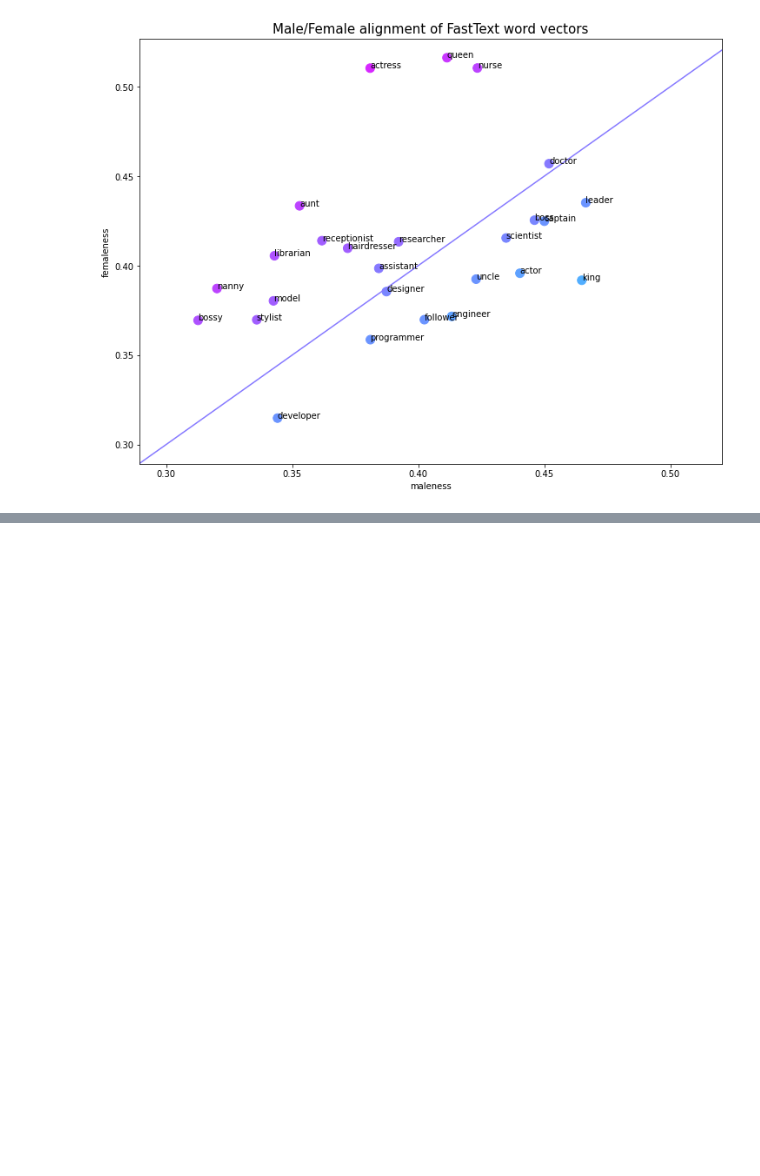
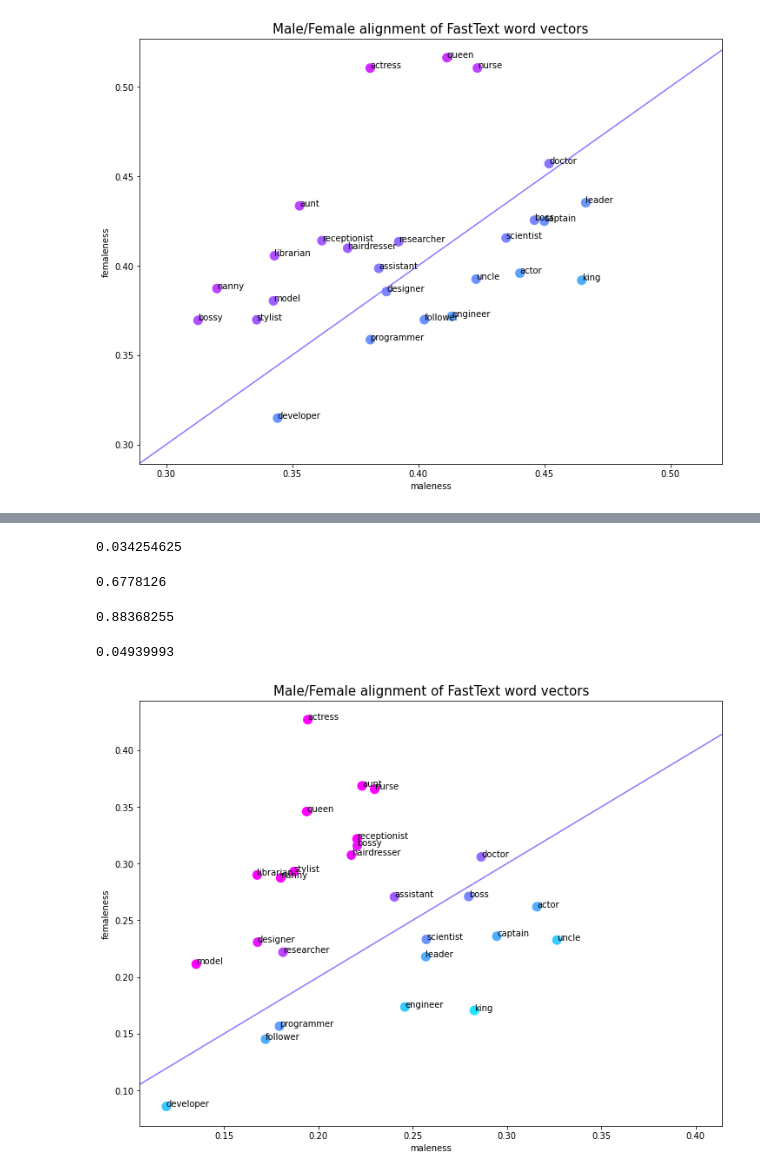
Before and after one commit to cbare/notes-on-deep-learning, a Jupyter notebook: notebooks/Playing with fastText word vectors.ipynb, the cells around one changed output, grey strips where cells are left out. Drawn from its saved outputs; the diff is of its cells as text; code cells hidden in the pictures; blank space fills up the shorter version.

```diff
--- a/notebooks/Playing with fastText word vectors.ipynb
+++ b/notebooks/Playing with fastText word vectors.ipynb
@@ -141,0 +174,32 @@ plt.show()
+# %%
+word_similarity('hello', 'preflopulated')
+# %% [output]
+0.034254625
+# %%
+word_similarity('organization', 'organisation')
+# %% [output]
+0.6778126
+# %%
+word_similarity('adaptor', 'adapter')
+# %% [output]
+0.88368255
+# %%
+word_similarity('pizza', 'flugelhorn')
+# %% [output]
+0.04939993
+# %%
+x = np.array([maleness(w) for w in words])
+y = np.array([femaleness(w) for w in words])
+# %%
+plt.figure(figsize=(12,9))
+plt.scatter(x,y, color=[cmap(cmap_norm(yi/xi)) for xi,yi in zip(x,y)], s=100)
+plt.axline((0.3, 0.3), (0.4, 0.4), color=cmap(cmap_norm(1)))
+plt.xlabel("maleness")
+plt.ylabel("femaleness")
+plt.title("Male/Female alignment of FastText word vectors", fontsize=15)
+for i, label in enumerate(words):
+    plt.annotate(label, (x[i], y[i]))
+
+plt.show()
+# %% [output]
+[figure, added]
```
Also changed, not shown: parts of 8 cells of this notebook.
